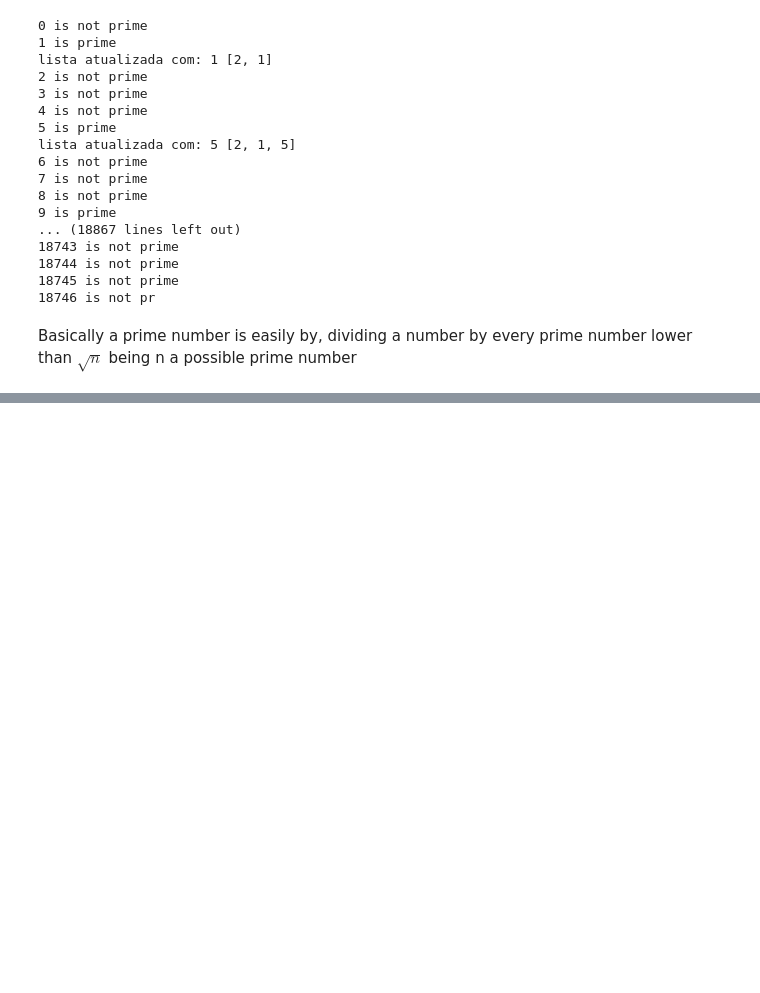
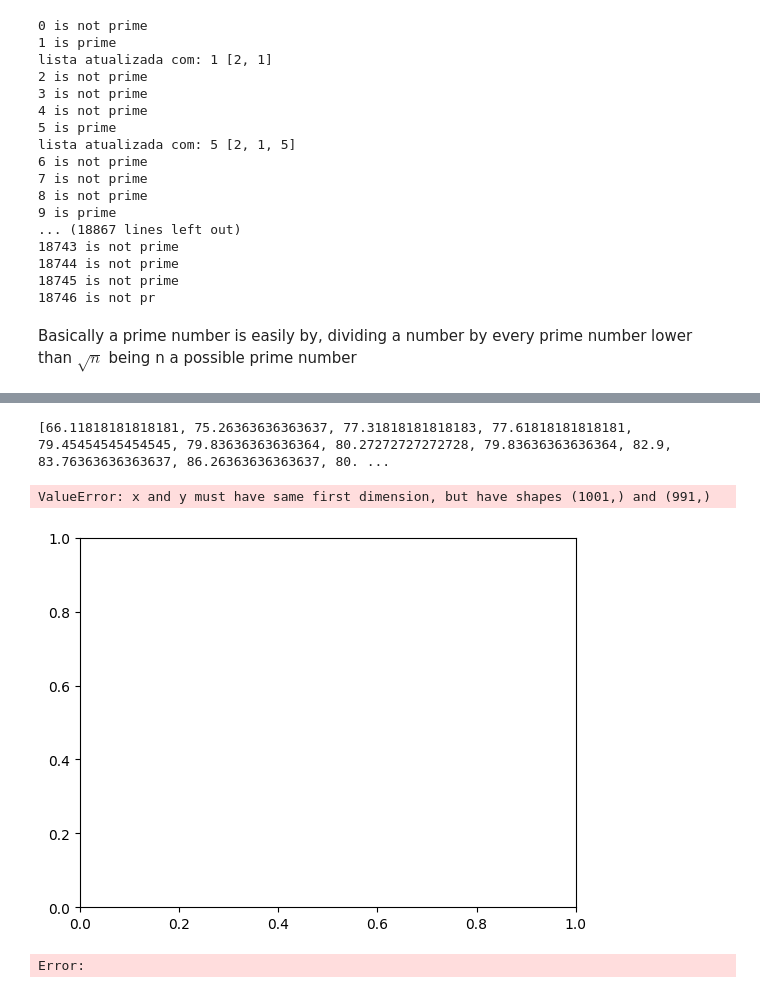
Before and after one commit to RodrigoGavioli/Physics, a Jupyter notebook: Problemas/Lista1.ipynb, the cells around one changed output, grey strips where cells are left out. Cells and saved outputs as stored; diff of their text form; code cells hidden in the pictures; blank space fills up the shorter version.

```diff
--- a/Problemas/Lista1.ipynb
+++ b/Problemas/Lista1.ipynb
@@ -152,0 +217,17 @@ Basically a prime number is easily by, dividing a number by every prime number l
+# %%
+def media_movel(brightness, r):
+    media = []
+    mm = (1/(2*r+1))*sum(brightness)
+    for i in range(r,len(brightness)-r):
+        media.append((1/(2*r+1))*sum(brightness[i-r:i+r]))
+    return media
+print (media_movel(brightness1000, 5))
+
+pl.plot(time1000,media_movel(brightness1000,5))
+pl.xlabel,pl.ylabel = "Time","Brightness"
+pl.show()
+# %% [output]
+[66.11818181818181, 75.26363636363637, 77.31818181818183, 77.61818181818181, 79.45454545454545, 79.83636363636364, 80.27272727272728, 79.83636363636364, 82.9, 83.76363636363637, 86.26363636363637, 80. ...
+ValueError: x and y must have same first dimension, but have shapes (1001,) and (991,)
+[figure, added]
+Error:
```
Also changed, not shown: parts of 7 cells of this notebook, 17 other files.
